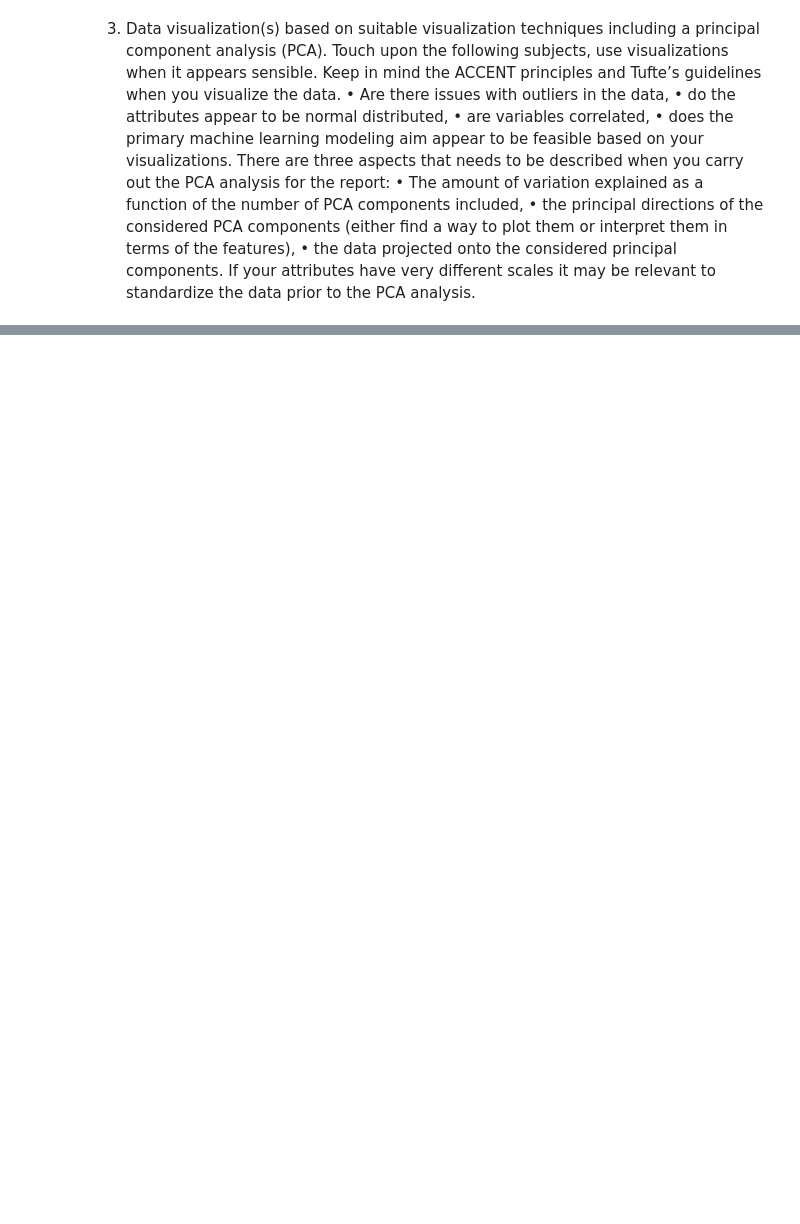
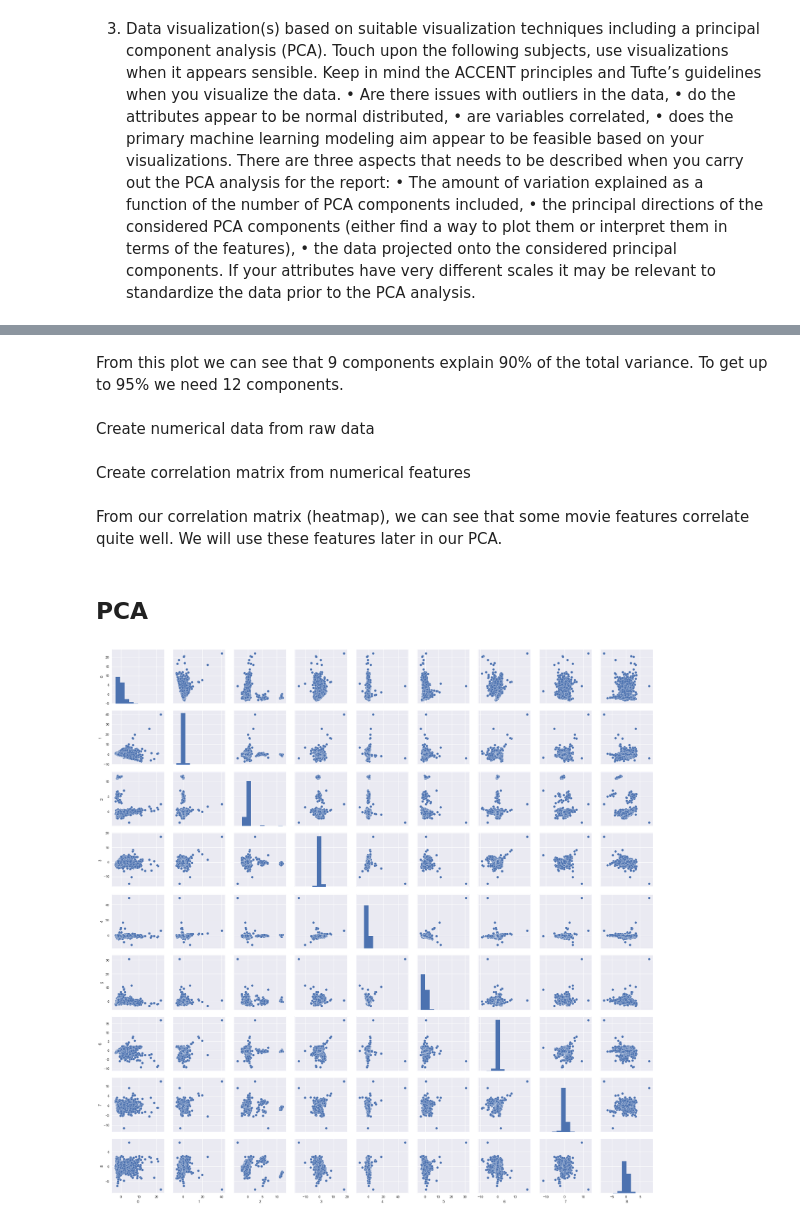
Before and after one commit to christianbillp/python, a Jupyter notebook: notebooks/ML_projekt1.ipynb, the cells around one changed output, grey strips where cells are left out. Drawn from its saved outputs; the diff is of its cells as text; code cells hidden in the pictures; blank space fills up the shorter version.

Commit message:
Finished project report framework and preliminary analysis

```diff
--- a/notebooks/ML_projekt1.ipynb
+++ b/notebooks/ML_projekt1.ipynb
@@ -205,0 +185,33 @@ work.plot.scatter('imdb_score', 'movie_facebook_likes', grid=True);
+# %% [markdown]
+From this plot we can see that 9 components explain 90% of the total variance. To get up to 95% we need 12 components.
+# %% [markdown]
+Create numerical data from raw data
+# %%
+str_list = [] # empty list to contain columns with strings (words)
+for colname, colvalue in data['raw'].iteritems():
+    if type(colvalue[1]) == str:
+         str_list.append(colname)
+# Get to the numeric columns by inversion
+num_list = data['raw'].columns.difference(str_list)
+
+data['numerical'] = data['raw'][num_list]
+data['numerical'] = data['numerical'].fillna(value=0, axis=1)
+# %% [markdown]
+Create correlation matrix from numerical features
+# %%
+data['numerical_correlation'] = data['numerical'].corr()
+f, ax = plt.subplots(figsize=(12, 10))
+plt.title('Pearson Correlation of Movie Features')
+#sns.heatmap(data['numerical'].astype(float).corr(),linewidths=0,vmax=0.5, square=True, cmap="cubehelix", linecolor='black', annot=True);
+sns.heatmap(data['numerical_correlation'],vmax=1,square=True,annot=True,cmap='cubehelix')
+# %% [markdown]
+From our correlation matrix (heatmap), we can see that some movie features correlate quite well. We will use these features later in our PCA.
+# %% [markdown]
+## PCA
+# %%
+pca = PCA(n_components=9)
+data['PCA9'] = pca.fit_transform(X_std)
+# %%
+sns.pairplot(pd.DataFrame(data['PCA9']));
+# %% [output]
+[figure, added]
```
Also changed, not shown: parts of 52 cells of this notebook.
